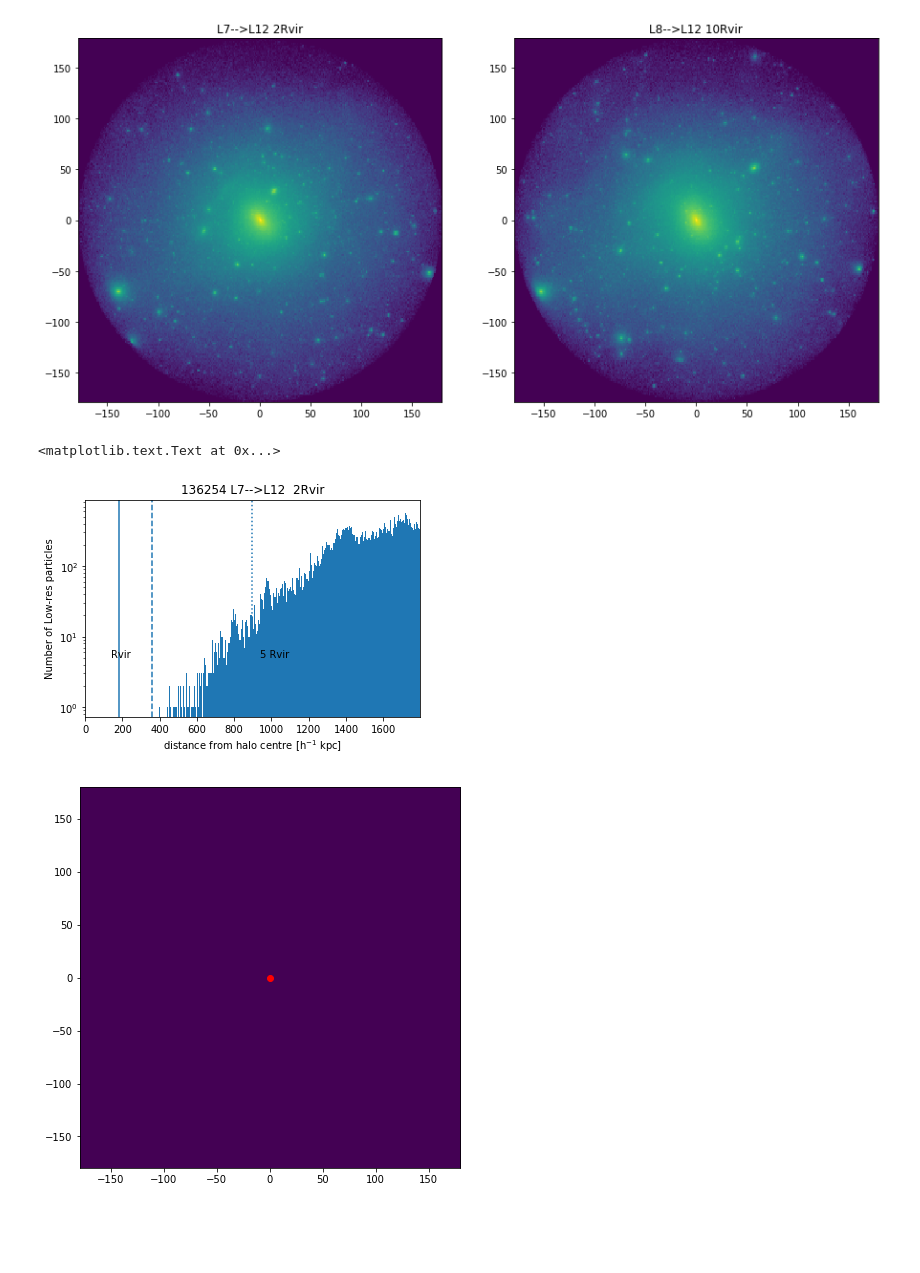
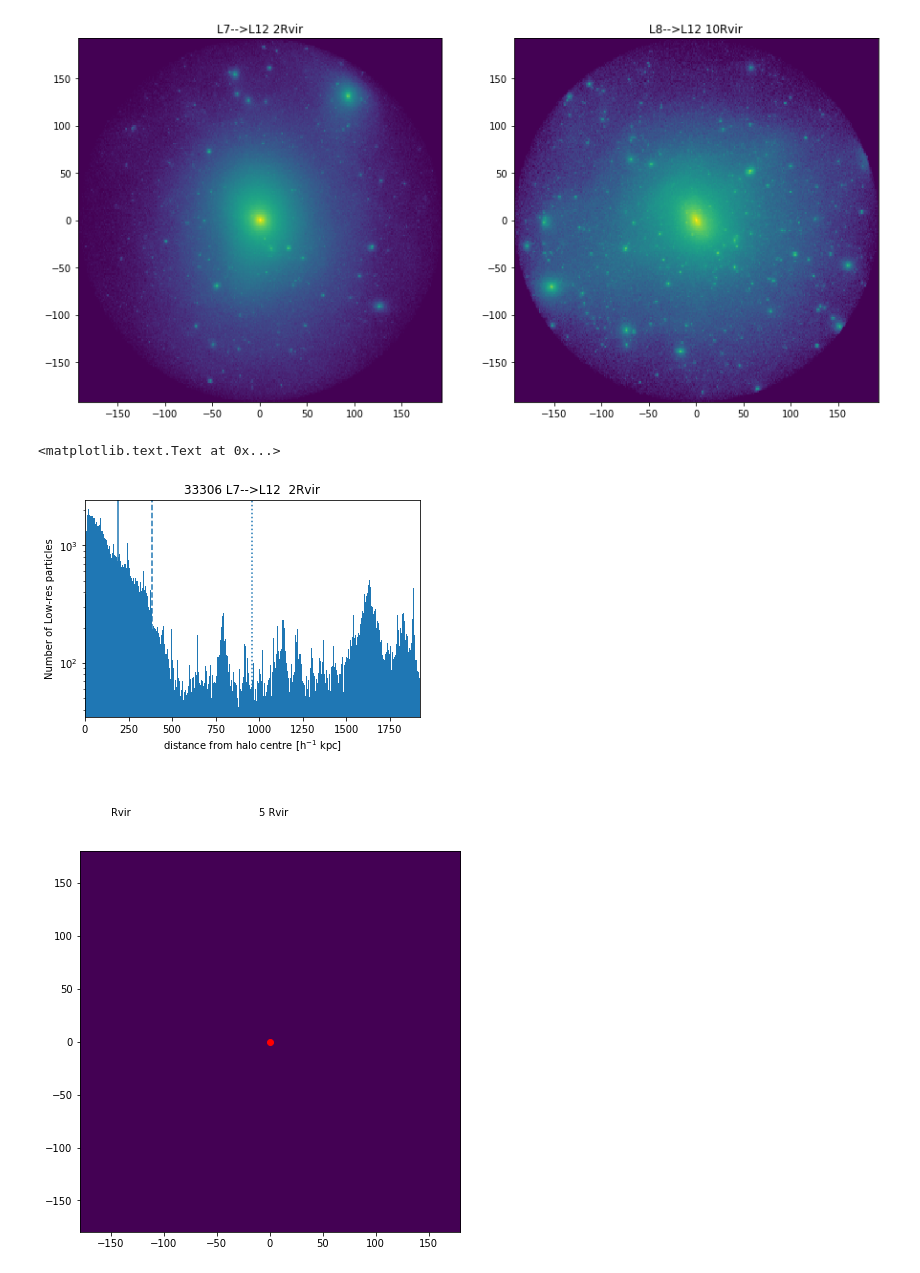
Before and after one commit to lbignone/hog, a Jupyter notebook: notebooks/contamination_comparison.ipynb, the cells around one changed output. Cells and saved outputs as stored; diff of their text form; code cells hidden in the pictures; blank space fills up the shorter version.

```diff
--- a/notebooks/contamination_comparison.ipynb
+++ b/notebooks/contamination_comparison.ipynb
@@ -16,9 +16,11 @@ snapnum = 128
 
 basedir = '/media/DATA/simulations/hog/media/gadget/run'
 
-folder = '448_136254_DM_L12'
+# folder = '448_136254_DM_L12'
 # folder = '444_136254_DM_L12'
 # folder = '443_33306_DM_L12'
+# folder = '445_33306_DM_L12'
+folder = '456_70495_DM_L12'
 
 folder2 = '425_136254_DM_L12'
 
@@ -145,7 +147,7 @@ compare_plot()
 rtb = 1
 compare_plot()
 # %% [output]
-[figure, old version]
+[figure, new version]
 # %%
 # compute bndry particles distance to halo centre
 
@@ -160,35 +162,35 @@ bndry_distance2 = np.sqrt((bndry_r2**2).sum(axis=1))
 # %%
 # Plot number of bndry particles as a function of halo distance
 
-rvir = data2['rvir'][hid2]
+rvir = data['rvir'][hid]
 
 bins = np.linspace(0, 10*rvir, 1000)
 
 h = plt.hist(bndry_distance, bins=bins)
 
 plt.axvline(rvir, linestyle='-')
 plt.axvline(2*rvir, linestyle='--')
 plt.axvline(5*rvir, linestyle=':')
 
 plt.yscale('log')
 
 plt.xlim(0, 10*rvir)
 
 # set labels
 text_margin = 40
 text_y = 5
 rotation = 0
 plt.text(rvir-text_margin, text_y, 'Rvir', rotation=rotation)
 plt.text(5*rvir+text_margin, text_y, '5 Rvir', rotation=rotation)
 
-plt.title('136254 L7-->L12  2Rvir')
-# plt.title('33306 L7-->L12  2Rvir')
+# plt.title('136254 L7-->L12  2Rvir')
+plt.title('33306 L7-->L12  2Rvir')
 
 plt.ylabel(r'Number of Low-res particles')
 plt.xlabel(r'distance from halo centre [h$^{-1}$ kpc]')
 # %% [output]
 <matplotlib.text.Text at 0x...>
-[figure, old version]
+[figure, new version]
 # %%
 fig = plt.figure(figsize=(15, 10))
 
```
Also changed, not shown: parts of 4 cells of this notebook, 23 other files.
